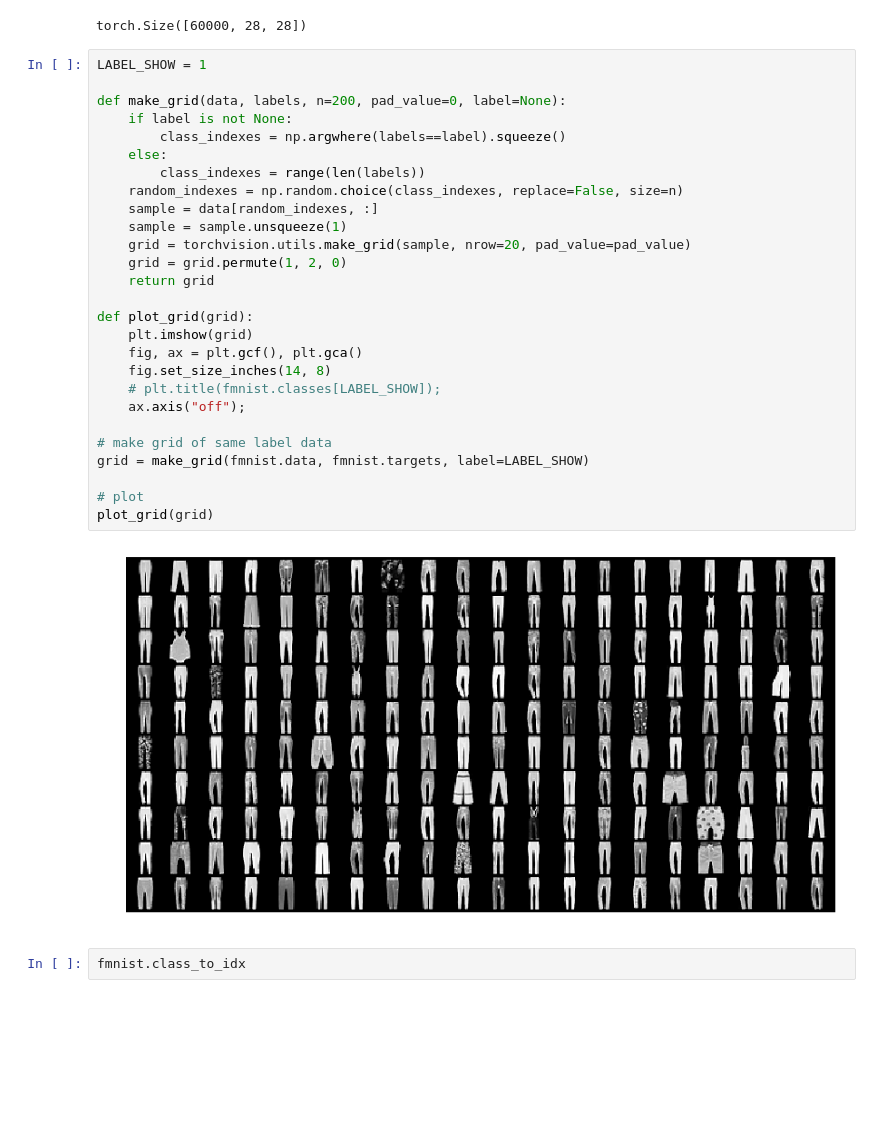
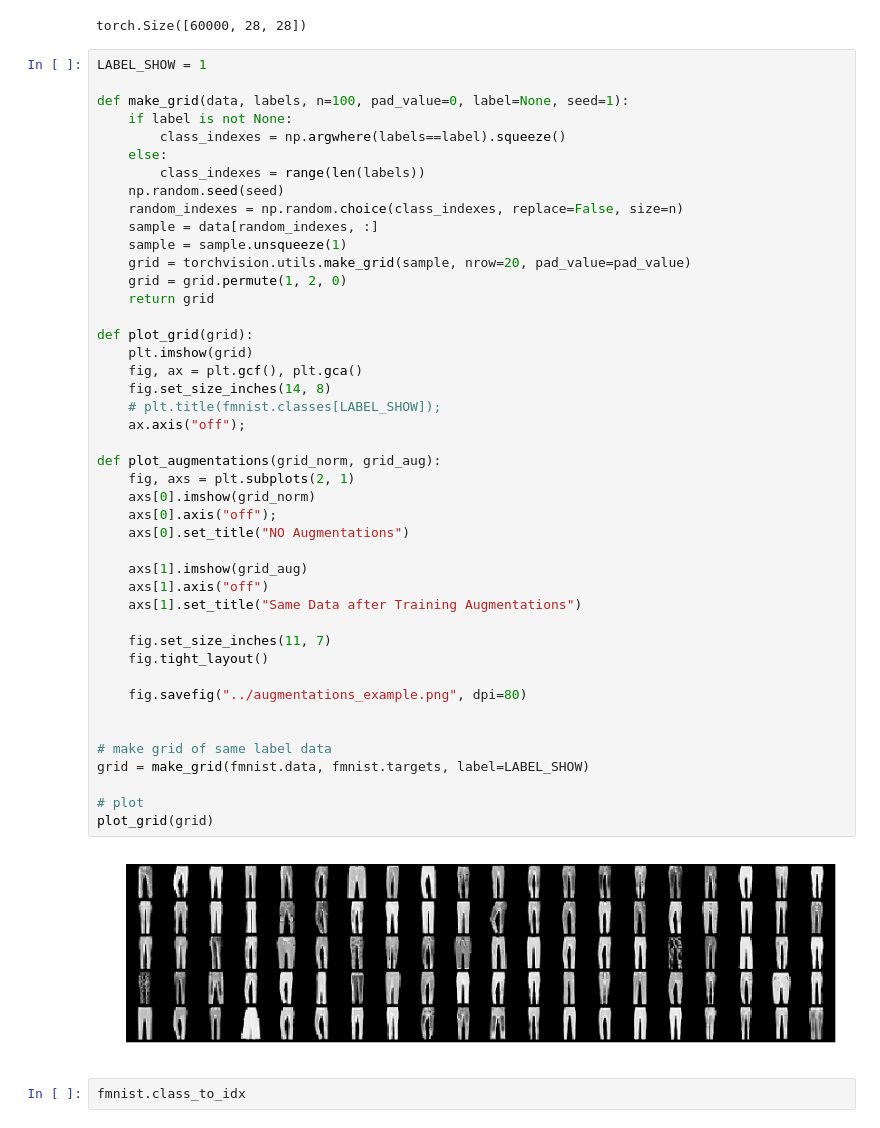
Before and after one commit to skela5528/fashion_mnist, a Jupyter notebook: f-mnist.ipynb, the cells around one changed output. Cells and saved outputs as stored; diff of their text form; blank space fills up the shorter version.

```diff
--- a/f-mnist.ipynb
+++ b/f-mnist.ipynb
@@ -21,32 +21,49 @@ torch.Size([60000, 28, 28])
 # %%
 LABEL_SHOW = 1
 
-def make_grid(data, labels, n=200, pad_value=0, label=None):
+def make_grid(data, labels, n=100, pad_value=0, label=None, seed=1):
     if label is not None:
         class_indexes = np.argwhere(labels==label).squeeze()
     else:
         class_indexes = range(len(labels))
+    np.random.seed(seed)
     random_indexes = np.random.choice(class_indexes, replace=False, size=n)
     sample = data[random_indexes, :]
     sample = sample.unsqueeze(1)
     grid = torchvision.utils.make_grid(sample, nrow=20, pad_value=pad_value)
     grid = grid.permute(1, 2, 0)
     return grid
 
 def plot_grid(grid):
     plt.imshow(grid)
     fig, ax = plt.gcf(), plt.gca()
     fig.set_size_inches(14, 8)
     # plt.title(fmnist.classes[LABEL_SHOW]);
     ax.axis("off");
 
+def plot_augmentations(grid_norm, grid_aug):
+    fig, axs = plt.subplots(2, 1)
+    axs[0].imshow(grid_norm)
+    axs[0].axis("off");
+    axs[0].set_title("NO Augmentations")
+
+    axs[1].imshow(grid_aug)
+    axs[1].axis("off")
+    axs[1].set_title("Same Data after Training Augmentations")
+
+    fig.set_size_inches(11, 7)
+    fig.tight_layout()
+
+    fig.savefig("../augmentations_example.png", dpi=80)
+
+
 # make grid of same label data
 grid = make_grid(fmnist.data, fmnist.targets, label=LABEL_SHOW)
 
 # plot
 plot_grid(grid)
 # %% [output]
-[figure, old version]
+[figure, new version]
 # %%
 fmnist.class_to_idx
 # %% [output]
```
Also changed, not shown: parts of 1 cell of this notebook, 5 other files.
